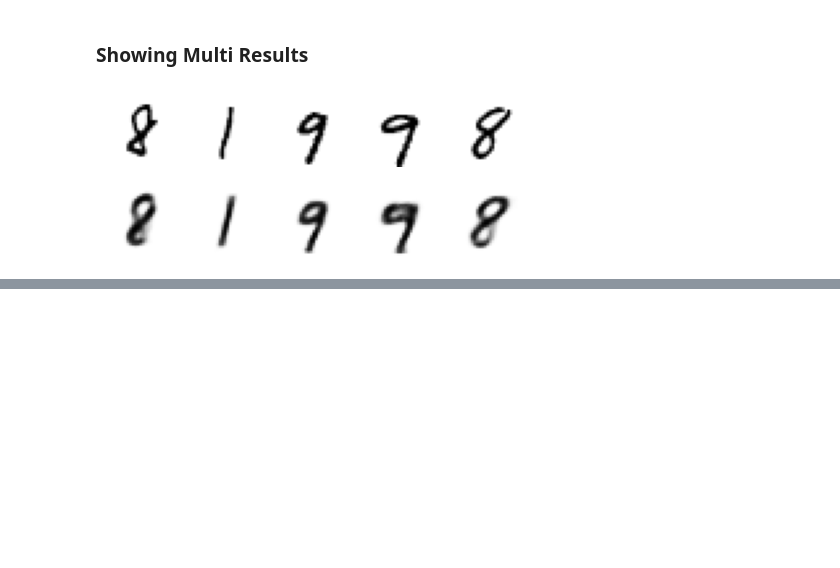
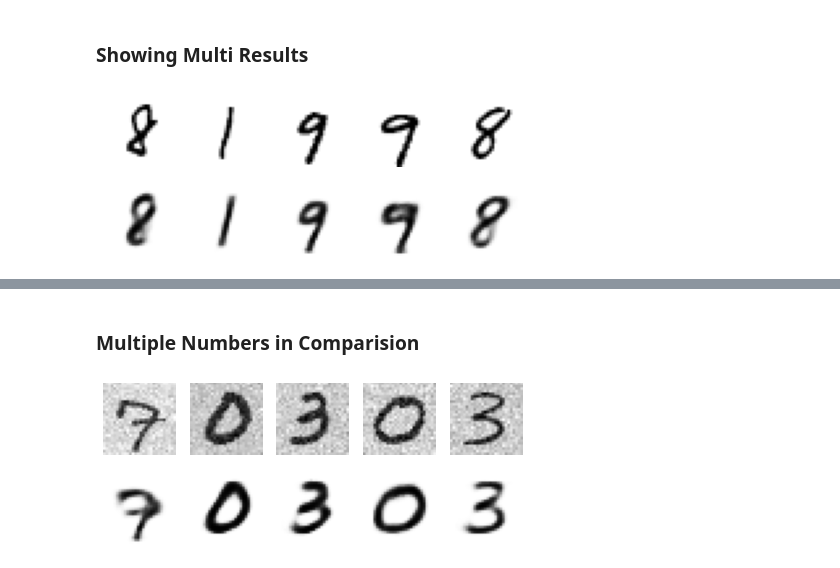
Before and after one commit to IIIskiplikIII/autoencoding-mnist, a Jupyter notebook: autoencoding-mnist.ipynb, the cells around one changed output, grey strips where cells are left out. Drawn from its saved outputs; the diff is of its cells as text; code cells hidden in the pictures; blank space fills up the shorter version.

```diff
--- a/autoencoding-mnist.ipynb
+++ b/autoencoding-mnist.ipynb
@@ -298,0 +335,6 @@ show_reconstructions(dropout_ae, X_valid_resh)
+# %% [markdown]
+### Multiple Numbers in Comparision
+# %%
+show_reconstructions(dropout_ae, noisy_images)
+# %% [output]
+[figure, added]
```
Also changed, not shown: parts of 25 cells of this notebook.
